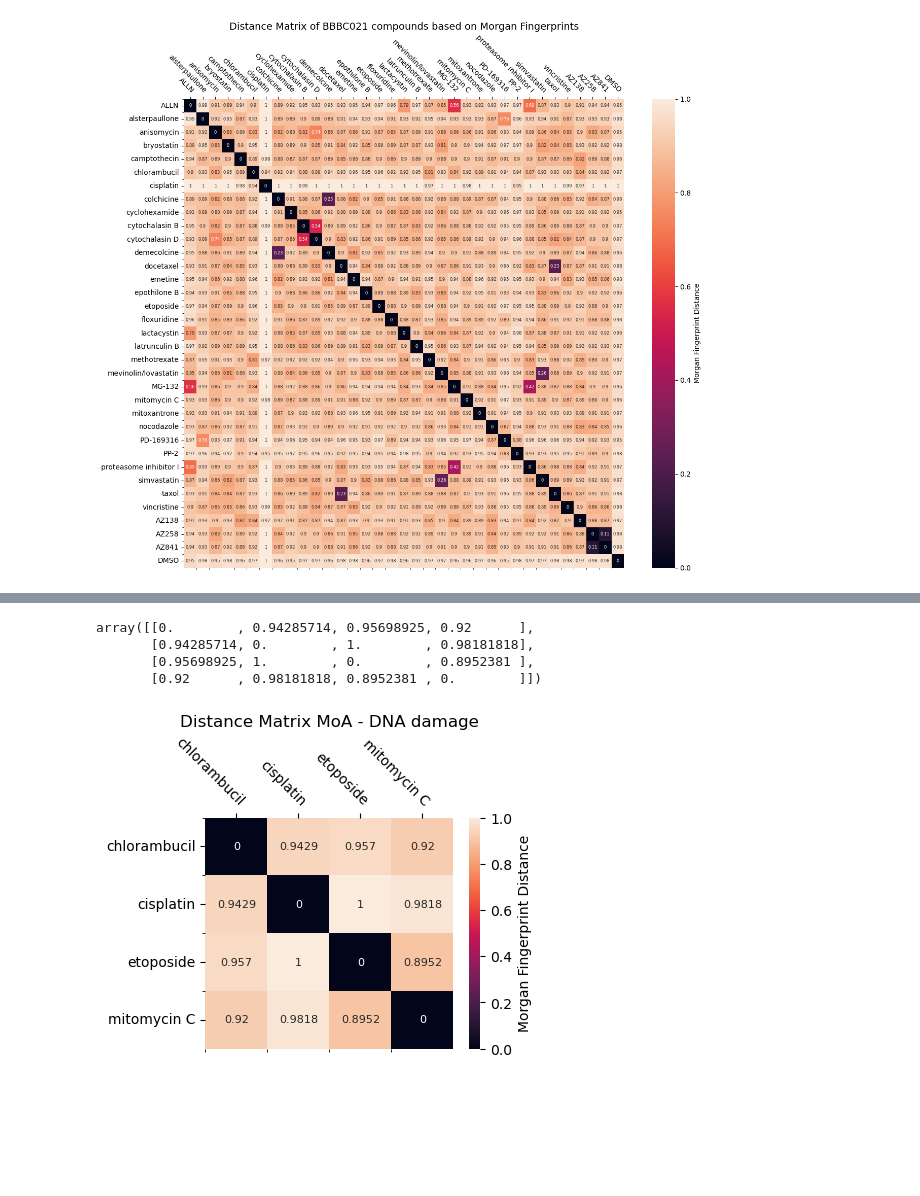
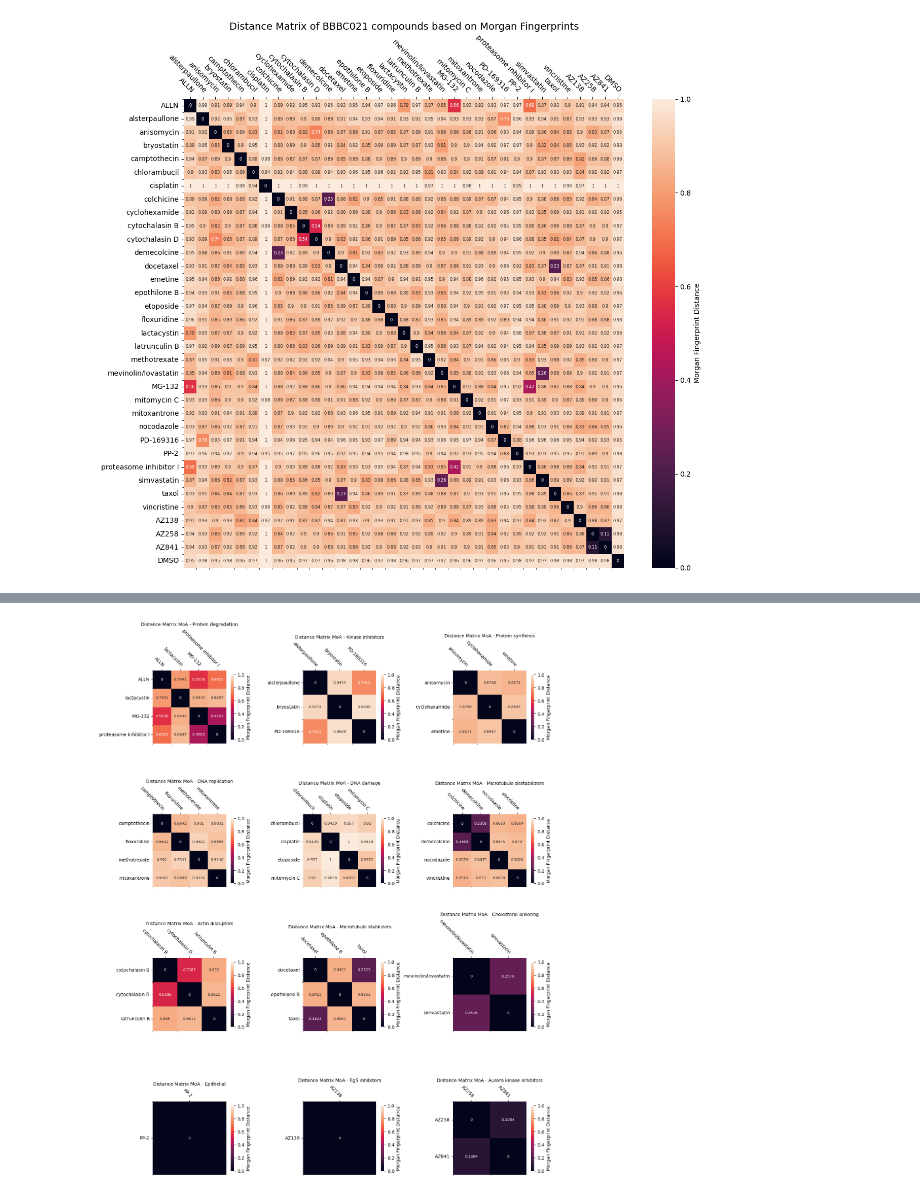
Before and after one commit to mattHG70/Cell2Structure, a Jupyter notebook: notebooks/Compound_similarity_analysis.ipynb, the cells around one changed output, grey strips where cells are left out. Drawn from its saved outputs; the diff is of its cells as text; code cells hidden in the pictures; blank space fills up the shorter version.

Commit message:
add individual dist matrix per MoA

```diff
--- a/notebooks/Compound_similarity_analysis.ipynb
+++ b/notebooks/Compound_similarity_analysis.ipynb
@@ -42,6 +42,7 @@ Draw.MolsToGridImage(
 # %%
 compounds = df_cmpds_original["Image_Metadata_Compound"].to_numpy()
 fingerprints = df_cmpds_original["morgan_fp"].to_numpy()
+moas = df_cmpds_original["Image_Metadata_MoA"].unique()
 # %%
 def create_fp_sim_matix(fps):
     sim_matrix = np.zeros((len(fps), len(fps)))
@@ -84,2 +77,0 @@ array(['chlorambucil', 'cisplatin', 'etoposide', 'mitomycin C'],
-# %%
-cmpd_idx = [i for i, c in enumerate(compounds) if c in moa_list]
@@ -88,30 +78,39 @@ sub_dist = np.zeros((len(cmpd_idx), len(cmpd_idx)))
-# %%
-for k in range(len(cmpd_idx)):
-    for l in range(len(cmpd_idx)):
-        sub_dist[k][l] = distance_matrix[cmpd_idx[k]][cmpd_idx[l]]
-sub_dist
-# %% [output]
-array([[0.        , 0.94285714, 0.95698925, 0.92      ],
-       [0.94285714, 0.        , 1.        , 0.98181818],
-       [0.95698925, 1.        , 0.        , 0.8952381 ],
-       [0.92      , 0.98181818, 0.8952381 , 0.        ]])
-# %%
-fig, ax = plt.subplots(figsize=(4,3))
-
-sns.heatmap(sub_dist,
-            annot=True,
-            annot_kws={"fontsize":8, "ha": "center"},
-            fmt=".4g",
-            cbar_kws={'label': 'Morgan Fingerprint Distance'},
-            ax=ax)
-ax.set_yticks(range(len(cmpd_idx)), minor=True)
-ax.set_yticklabels(moa_list)
-ax.set_xticks(range(len(cmpd_idx)), minor=True)
-ax.set_xticklabels(moa_list)
-ax.tick_params(top=True, bottom=False, labeltop=True, labelbottom=False)
-ax.set_title("Distance Matrix MoA - DNA damage", fontsize=12)
-plt.setp(ax.get_xticklabels(), rotation=-45, ha="right", rotation_mode="anchor")
-plt.setp(ax.get_yticklabels(), rotation=0, ha="right", rotation_mode="anchor")
-plt.show()
-# %% [output]
-[figure, removed]
+# %%
+def generate_moa_dist_matrix(df, moa, ax):
+    cmpd_list = df[df["Image_Metadata_MoA"] == moa]["Image_Metadata_Compound"].to_numpy()
+    cmpd_idx = [i for i, c in enumerate(compounds) if c in cmpd_list]
+    moa_dist = np.zeros((len(cmpd_idx), len(cmpd_idx)))
+    for k in range(len(cmpd_idx)):
+        for l in range(len(cmpd_idx)):
+            moa_dist[k][l] = distance_matrix[cmpd_idx[k]][cmpd_idx[l]]
+
+    sns.heatmap(moa_dist,
+                annot=True,
+                annot_kws={"fontsize":8, "ha": "center"},
+                fmt=".4g",
+                cbar_kws={'label': 'Morgan Fingerprint Distance', 'shrink': 0.6},
+                vmin=0.0,
+                vmax=1.0,
+                square=True,
+                ax=ax)
+    ax.set_yticks(range(len(cmpd_idx)), minor=True)
+    ax.set_yticklabels(cmpd_list)
+    ax.set_xticks(range(len(cmpd_idx)), minor=True)
+    ax.set_xticklabels(cmpd_list)
+    ax.tick_params(top=True, bottom=False, labeltop=True, labelbottom=False)
+    ax.set_title(f"Distance Matrix MoA - {moa}", fontsize=10)
+    plt.setp(ax.get_xticklabels(), rotation=-45, ha="right", rotation_mode="anchor")
+    plt.setp(ax.get_yticklabels(), rotation=0, ha="right", rotation_mode="anchor")
+
+    #return ax
+# %%
+fig, axes = plt.subplots(nrows=4, ncols=3, figsize=(14,18))
+for i, ax in enumerate(axes.flat):
+    if moas[i] == "DMSO":
+        continue
+    # print(moas[i])
+    generate_moa_dist_matrix(df_cmpds_original, moas[i], ax)
+plt.tight_layout()
+plt.show()
+# %% [output]
+[figure, added]
```
Also changed, not shown: parts of 3 cells of this notebook.
